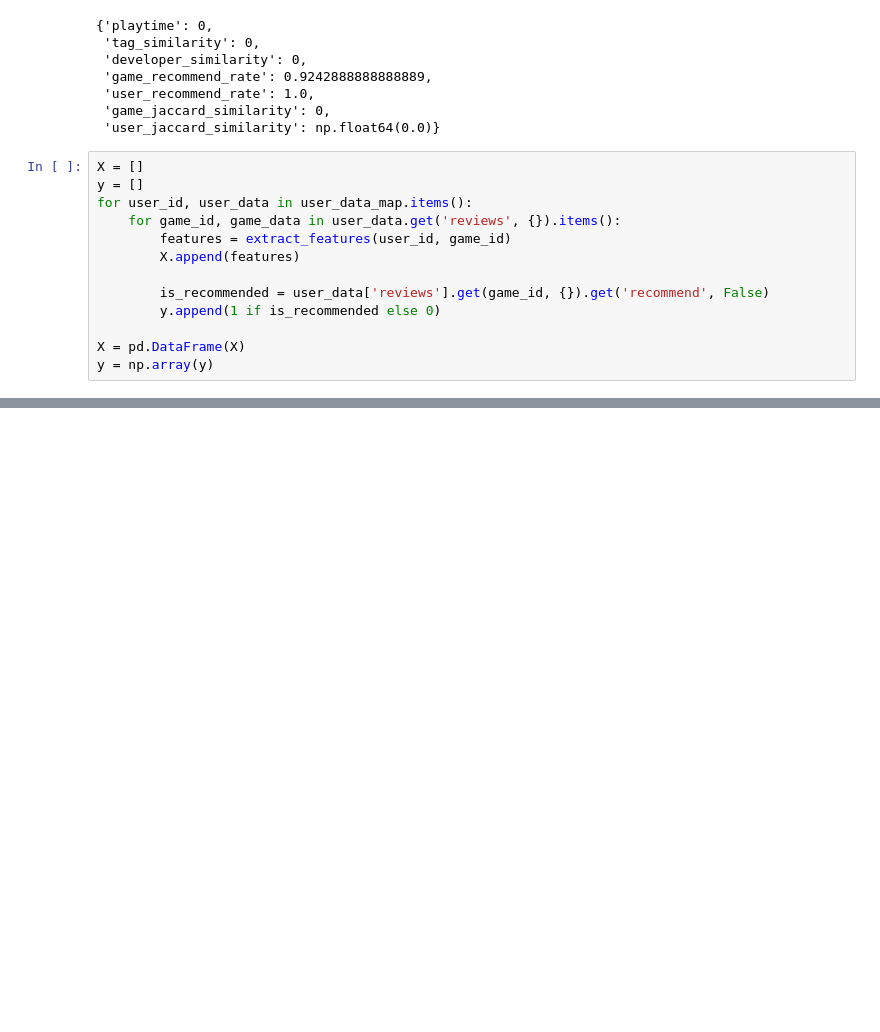
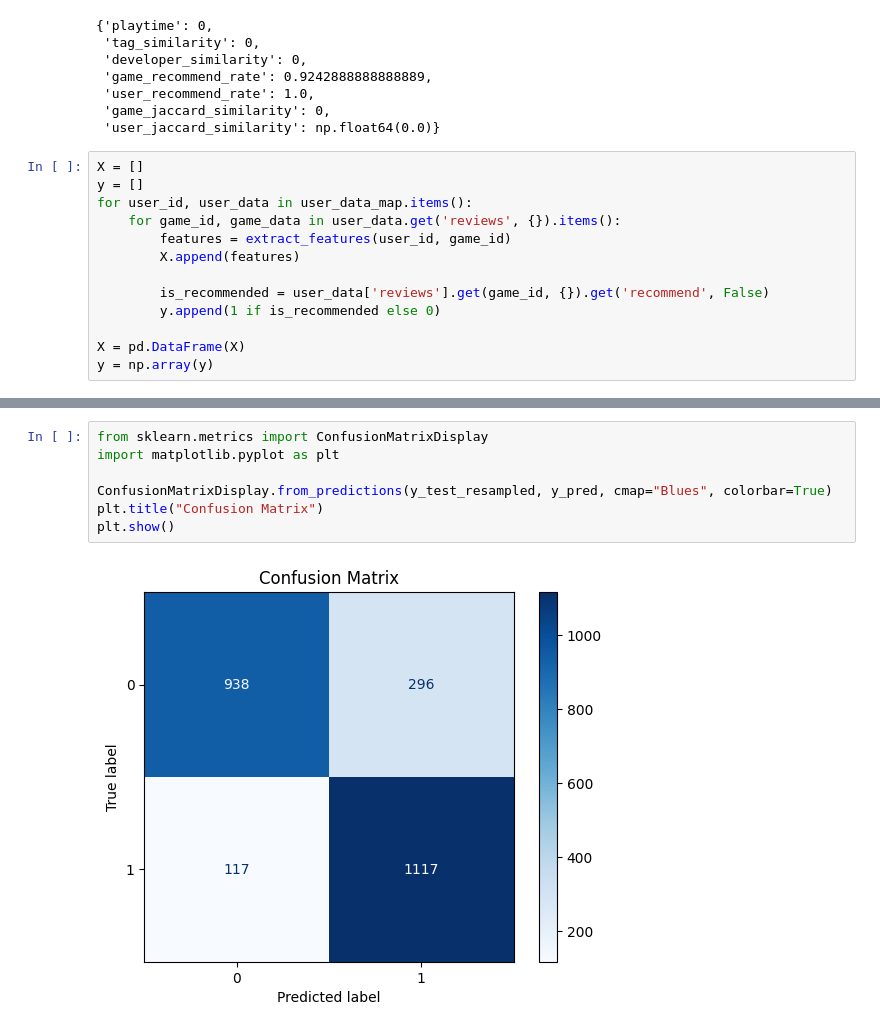
Before and after one commit to commcheck396/ANTIEPIC.INC, a Jupyter notebook: src/baseline/baseline.ipynb, the cells around one changed output, grey strips where cells are left out. Saved outputs shown, nothing was run; the diff lists cells and outputs as text; blank space fills up the shorter version.

Commit message:
recommendation rate pred init

```diff
--- a/src/baseline/baseline.ipynb
+++ b/src/baseline/baseline.ipynb
@@ -443,0 +521,9 @@ y = np.array(y)
+# %%
+from sklearn.metrics import ConfusionMatrixDisplay
+import matplotlib.pyplot as plt
+
+ConfusionMatrixDisplay.from_predictions(y_test_resampled, y_pred, cmap="Blues", colorbar=True)
+plt.title("Confusion Matrix")
+plt.show()
+# %% [output]
+[figure, added]
```
Also changed, not shown: parts of 9 cells of this notebook.
